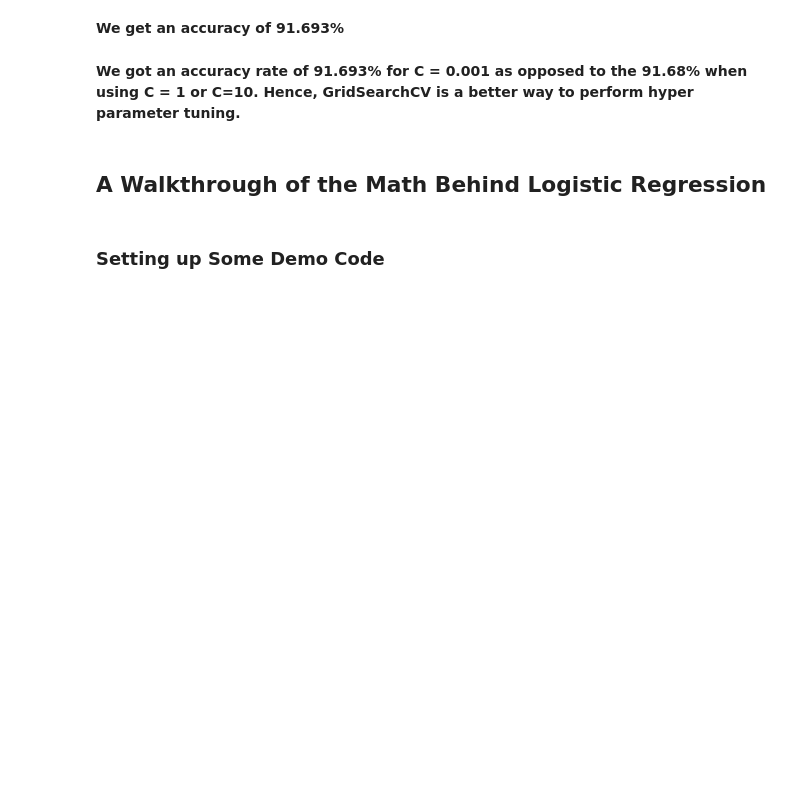
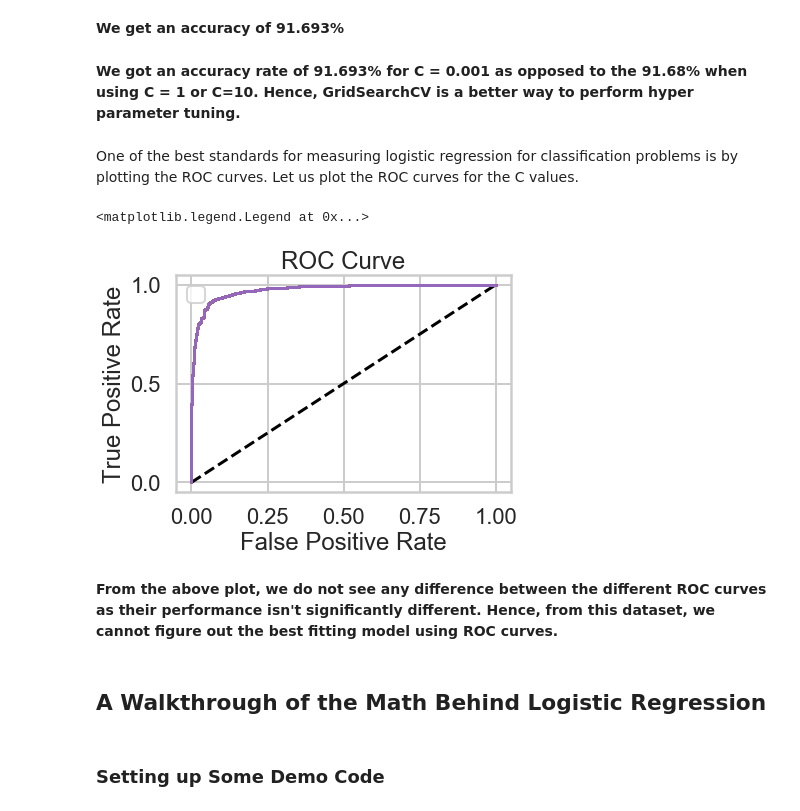
Before and after one commit to adjakka/Mini_Projects_Data_Science, a Jupyter notebook: Logistic_Regression/Mini_Project_Logistic_Regression.ipynb, the cells around one changed output. Drawn from its saved outputs; the diff is of its cells as text; code cells hidden in the pictures; blank space fills up the shorter version.

Commit message:
Added ROC curve

```diff
--- a/Logistic_Regression/Mini_Project_Logistic_Regression.ipynb
+++ b/Logistic_Regression/Mini_Project_Logistic_Regression.ipynb
@@ -322,6 +326,32 @@ cv_score(clf, Xlr, ylr)
 **We get an accuracy of 91.693%**
 # %% [markdown]
 **We got an accuracy rate of 91.693% for C = 0.001 as opposed to the 91.68% when using C = 1 or C=10. Hence, GridSearchCV is a better way to perform hyper parameter tuning.**
+# %% [markdown]
+One of the best standards for measuring logistic regression for classification problems is by plotting the ROC curves. Let us plot the ROC curves for the C values.
+# %%
+from sklearn.metrics import roc_curve
+#fig, ax = plt.subplots(figsize=(8,8))
+plt.plot([0, 1], [0, 1], 'k--')
+#plt.plot(fpr, tpr)
+plt.xlabel('False Positive Rate')
+plt.ylabel('True Positive Rate')
+plt.title('ROC Curve')
+for i in Cs:
+    logreg = LogisticRegression(C = i)
+    logreg.fit(Xlr, ylr)
+    # Compute predicted probabilities: y_pred_prob
+    y_pred_prob = logreg.predict_proba(Xtestlr)[:,1]
+    # Generate ROC curve values: fpr, tpr, thresholds
+    fpr, tpr, thresholds = roc_curve(ytestlr, y_pred_prob)
+    plt.plot(fpr, tpr)
+
+# Plot ROC curve
+plt.legend(())
+# %% [output]
+<matplotlib.legend.Legend at 0x...>
+[figure, added]
+# %% [markdown]
+**From the above plot, we do not see any difference between the different ROC curves as their performance isn't significantly different. Hence, from this dataset, we cannot figure out the best fitting model using ROC curves.**
 # %% [markdown]
 ## A Walkthrough of the Math Behind Logistic Regression
 # %% [markdown]
```
Also changed, not shown: parts of 2 cells of this notebook.
